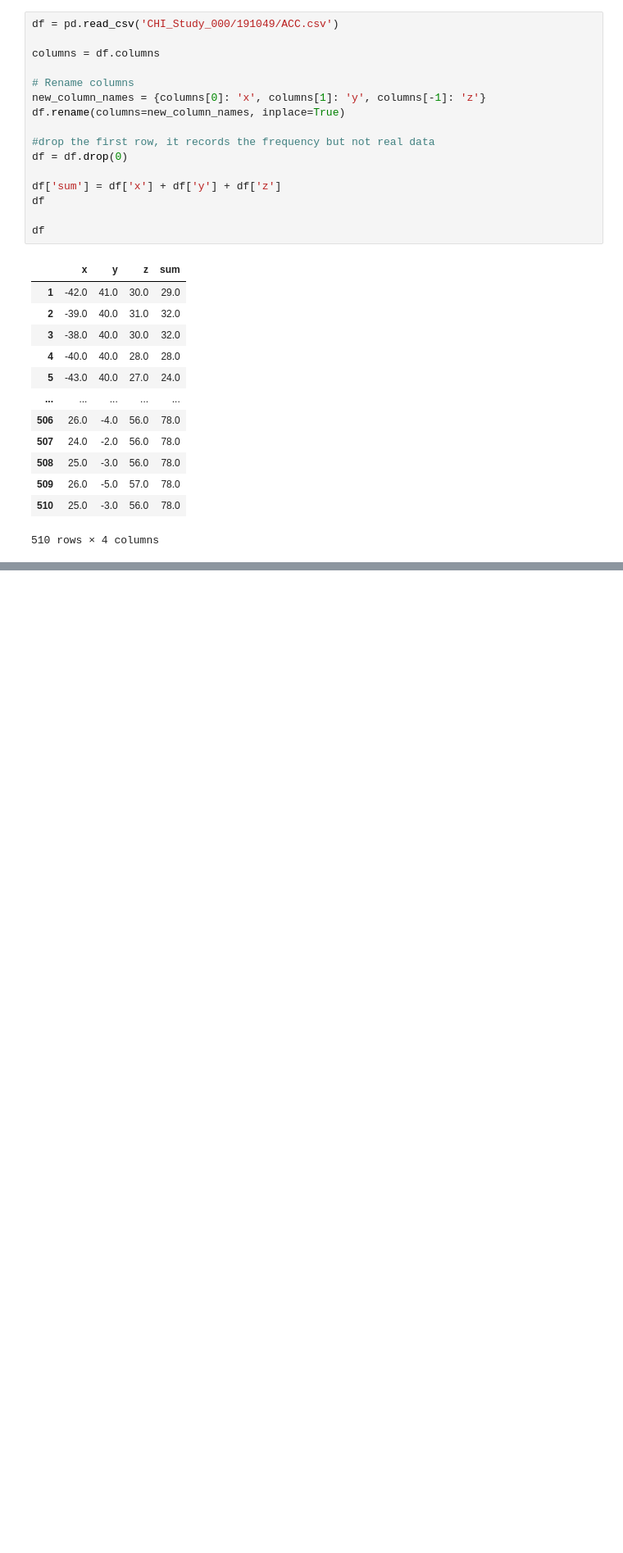
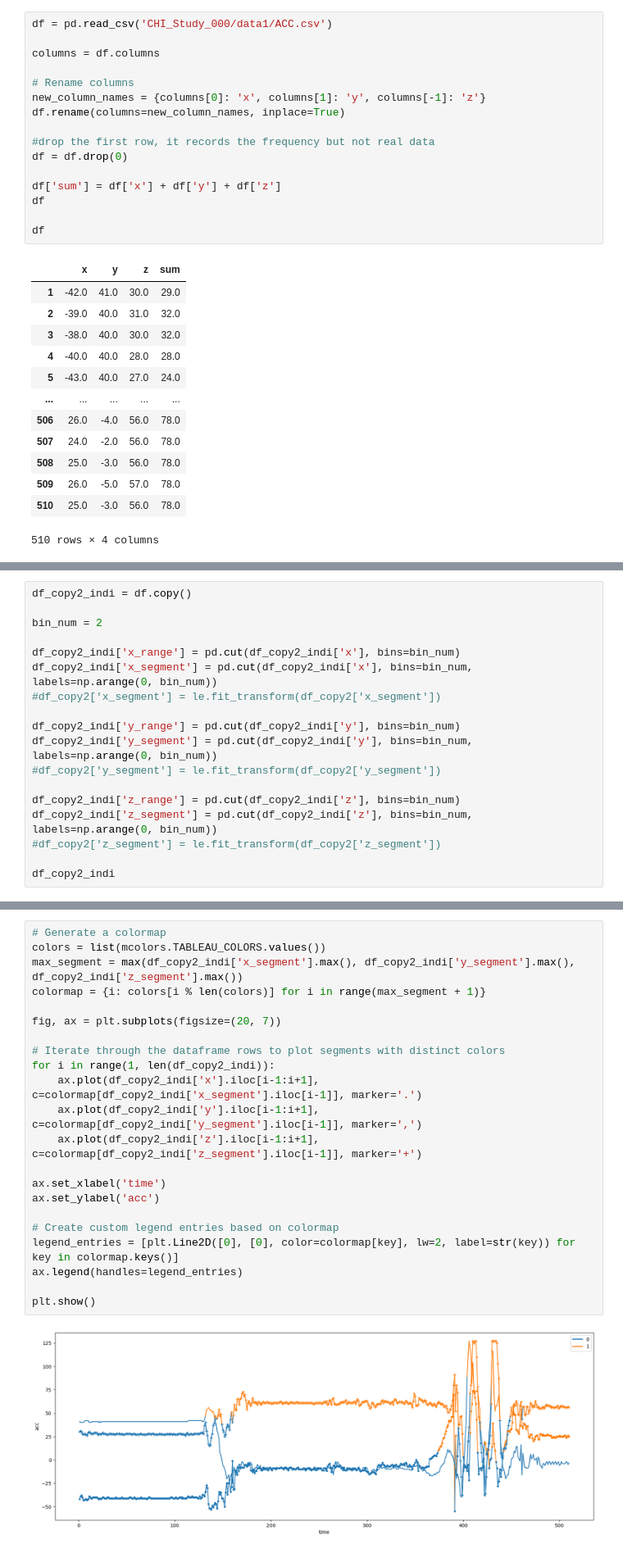
Before and after one commit to ScreamingPigeon/ms-analysis-23, a Jupyter notebook: segementation.ipynb, the cells around one changed output, grey strips where cells are left out. Shown at 82% size. Cells and saved outputs as stored; diff of their text form; blank space fills up the shorter version.

```diff
--- a/segementation.ipynb
+++ b/segementation.ipynb
@@ -365,7 +259,7 @@ plt.show()
 # %% [markdown]
 with sum
 # %%
-df = pd.read_csv('CHI_Study_000/191049/ACC.csv')
+df = pd.read_csv('CHI_Study_000/data1/ACC.csv')
 
 columns = df.columns
 
@@ -449,0 +353,18 @@ plt.show()
+# %%
+df_copy2_indi = df.copy()
+
+bin_num = 2
+
+df_copy2_indi['x_range'] = pd.cut(df_copy2_indi['x'], bins=bin_num)
+df_copy2_indi['x_segment'] = pd.cut(df_copy2_indi['x'], bins=bin_num, labels=np.arange(0, bin_num))
+#df_copy2['x_segment'] = le.fit_transform(df_copy2['x_segment'])
+
+df_copy2_indi['y_range'] = pd.cut(df_copy2_indi['y'], bins=bin_num)
+df_copy2_indi['y_segment'] = pd.cut(df_copy2_indi['y'], bins=bin_num, labels=np.arange(0, bin_num))
+#df_copy2['y_segment'] = le.fit_transform(df_copy2['y_segment'])
+
+df_copy2_indi['z_range'] = pd.cut(df_copy2_indi['z'], bins=bin_num)
+df_copy2_indi['z_segment'] = pd.cut(df_copy2_indi['z'], bins=bin_num, labels=np.arange(0, bin_num))
+#df_copy2['z_segment'] = le.fit_transform(df_copy2['z_segment'])
+
+df_copy2_indi
@@ -449,0 +411,24 @@ plt.show()
+# %%
+# Generate a colormap
+colors = list(mcolors.TABLEAU_COLORS.values())
+max_segment = max(df_copy2_indi['x_segment'].max(), df_copy2_indi['y_segment'].max(), df_copy2_indi['z_segment'].max())
+colormap = {i: colors[i % len(colors)] for i in range(max_segment + 1)}
+
+fig, ax = plt.subplots(figsize=(20, 7))
+
+# Iterate through the dataframe rows to plot segments with distinct colors
+for i in range(1, len(df_copy2_indi)):
+    ax.plot(df_copy2_indi['x'].iloc[i-1:i+1], c=colormap[df_copy2_indi['x_segment'].iloc[i-1]], marker='.')
+    ax.plot(df_copy2_indi['y'].iloc[i-1:i+1], c=colormap[df_copy2_indi['y_segment'].iloc[i-1]], marker=',')
+    ax.plot(df_copy2_indi['z'].iloc[i-1:i+1], c=colormap[df_copy2_indi['z_segment'].iloc[i-1]], marker='+')
+
+ax.set_xlabel('time')
+ax.set_ylabel('acc')
+
+# Create custom legend entries based on colormap
+legend_entries = [plt.Line2D([0], [0], color=colormap[key], lw=2, label=str(key)) for key in colormap.keys()]
+ax.legend(handles=legend_entries)
+
+plt.show()
+# %% [output]
+[figure, added]
```
Also changed, not shown: parts of 42 cells of this notebook.
